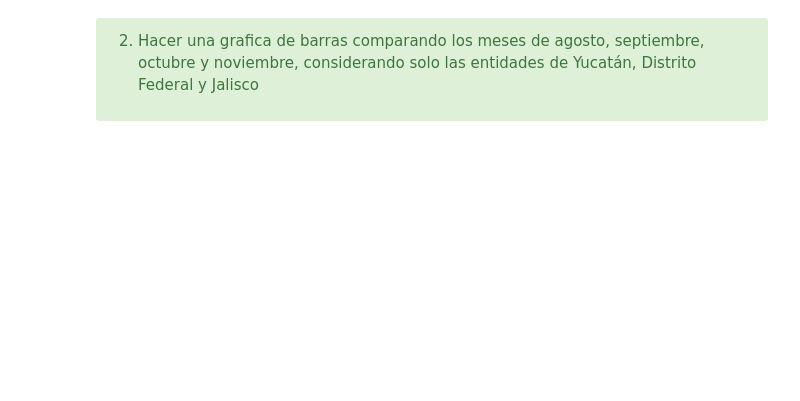
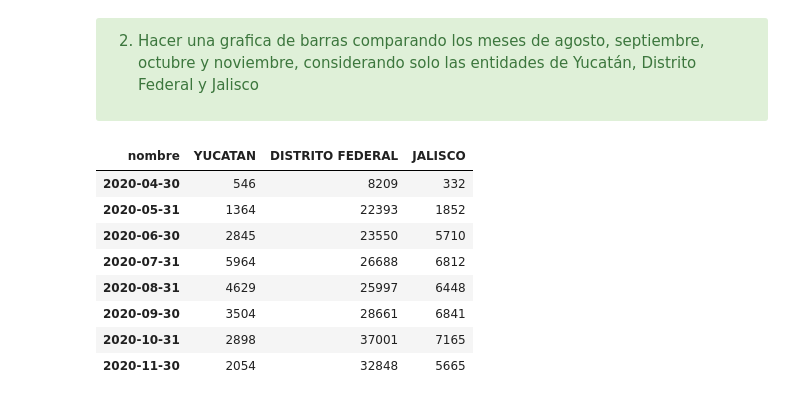
Before and after one commit to depresionTropical/data-science-class, a Jupyter notebook: CD_12_Visualizacion_Matplotlib/CD_12_Ejercicio_VictorHugo-MartinezGonzalez.ipynb, the cells around one changed output. Drawn from its saved outputs; the diff is of its cells as text; code cells hidden in the pictures; blank space fills up the shorter version.

```diff
--- a/CD_12_Visualizacion_Matplotlib/CD_12_Ejercicio_VictorHugo-MartinezGonzalez.ipynb
+++ b/CD_12_Visualizacion_Matplotlib/CD_12_Ejercicio_VictorHugo-MartinezGonzalez.ipynb
@@ -214,3 +244,16 @@ df_nacional
 2. Hacer una grafica de barras comparando  los meses de agosto, septiembre, octubre y noviembre, considerando solo las entidades de Yucatán, Distrito Federal  y Jalisco
 
 </div>
+# %%
+df_estado = df_nuevo[['YUCATAN', 'DISTRITO FEDERAL', 'JALISCO']].loc['2020-04-01':'2020-11-29'].resample('ME').sum()
+df_estado
+# %% [output]
+| nombre | YUCATAN | DISTRITO FEDERAL | JALISCO |
+| 2020-04-30 | 546 | 8209 | 332 |
+| 2020-05-31 | 1364 | 22393 | 1852 |
+| 2020-06-30 | 2845 | 23550 | 5710 |
+| 2020-07-31 | 5964 | 26688 | 6812 |
+| 2020-08-31 | 4629 | 25997 | 6448 |
+| 2020-09-30 | 3504 | 28661 | 6841 |
+| 2020-10-31 | 2898 | 37001 | 7165 |
+| 2020-11-30 | 2054 | 32848 | 5665 |
```
Also changed, not shown: parts of 6 cells of this notebook, 2 other files.
